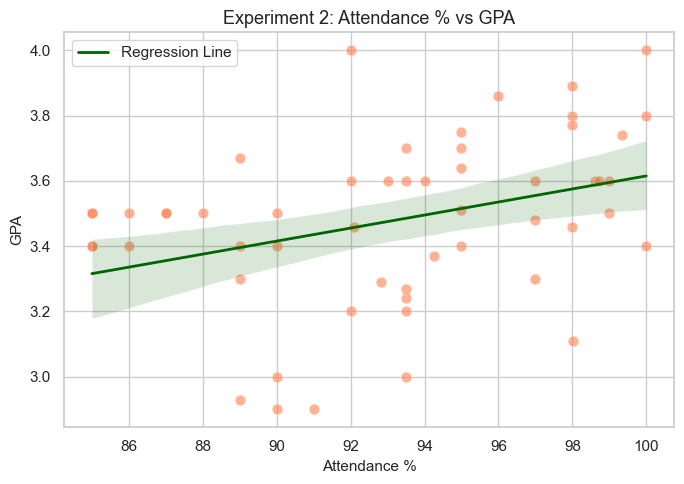
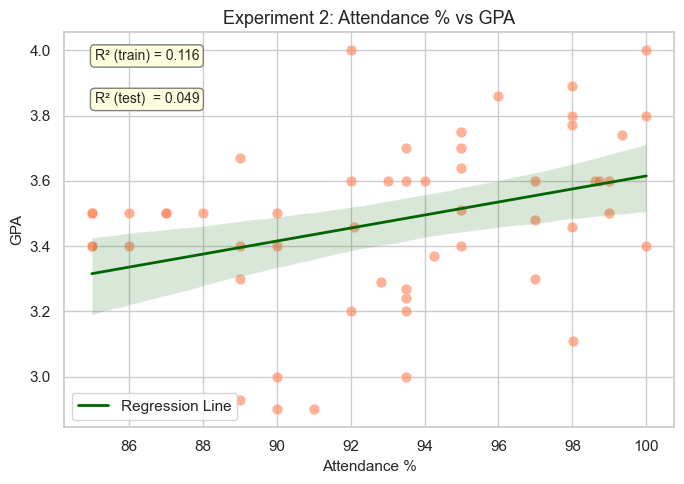
Unified diff of the notebook cell whose output changed from the first chart to the second:
--- before
+++ after
@@ -9,4 +9,8 @@
 ax.set_xlabel('Attendance %', fontsize=11)
 ax.set_ylabel('GPA', fontsize=11)
+ax.text(0.05, 0.93, f'R\u00b2 (train) = {r2_train2:.3f}', transform=ax.transAxes, fontsize=10,
+        bbox=dict(boxstyle='round,pad=0.3', facecolor='lightyellow', edgecolor='gray'))
+ax.text(0.05, 0.82, f'R\u00b2 (test)  = {r2_test2:.3f}', transform=ax.transAxes, fontsize=10,
+        bbox=dict(boxstyle='round,pad=0.3', facecolor='lightyellow', edgecolor='gray'))
 ax.legend()
 plt.tight_layout()

Commit: Add Lab3b, Lab4, Lab5, Lab6 notebooks and materials